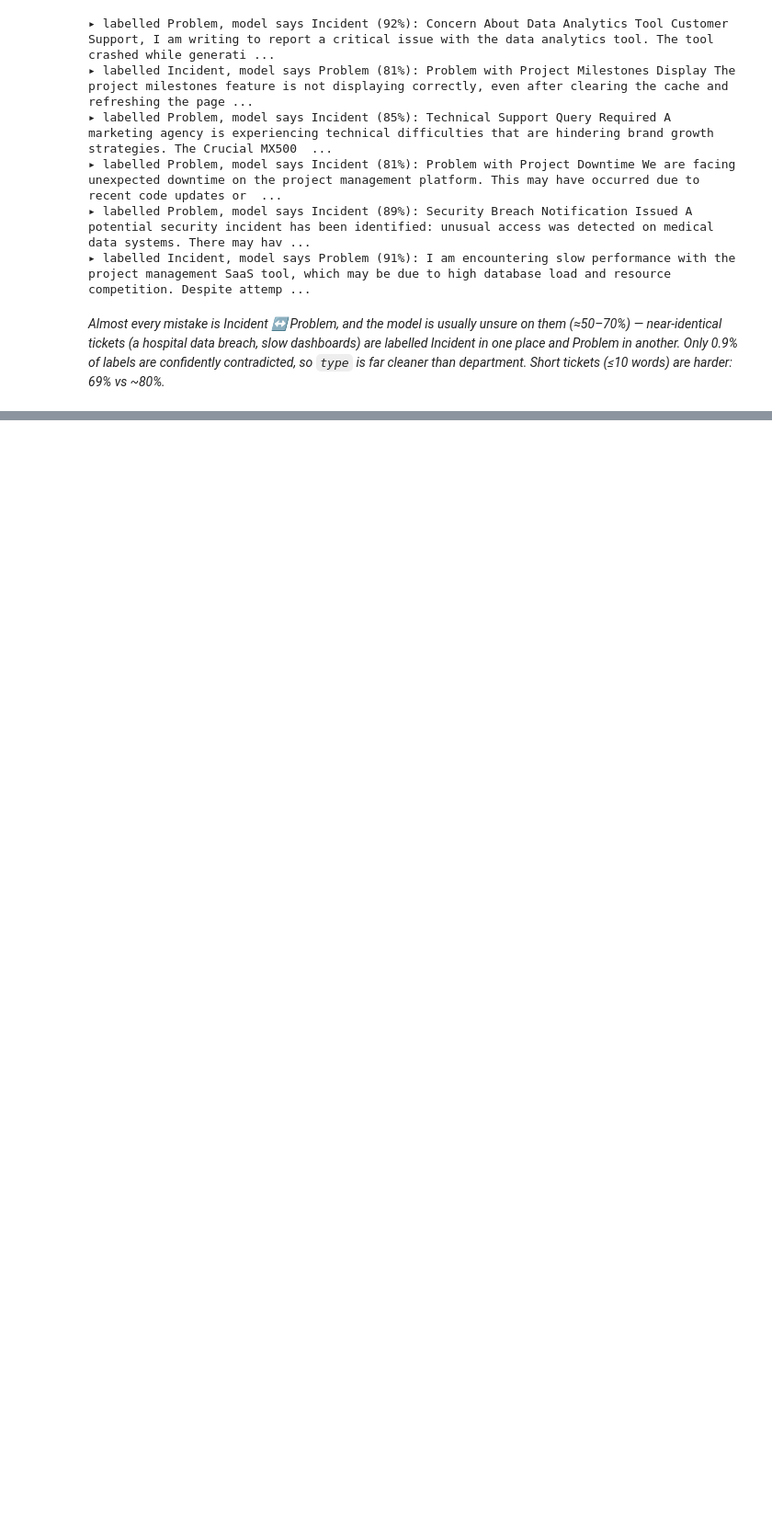
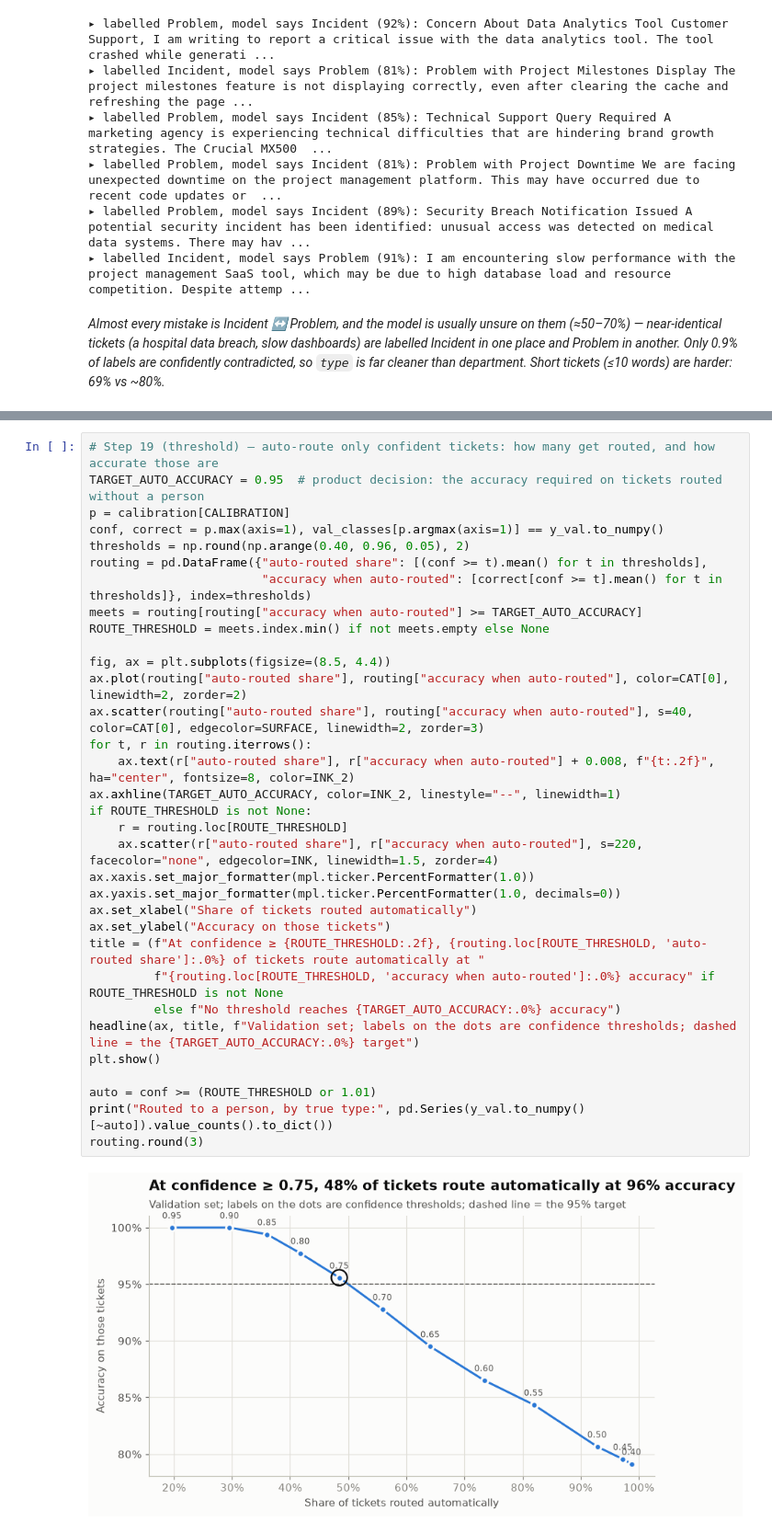
Before and after one commit to karthikiyer365/Live, a Jupyter notebook: topic-classification/department_classifier_pipeline.ipynb, the cells around one changed output, grey strips where cells are left out. Shown at 92% size. Drawn from its saved outputs; the diff is of its cells as text; blank space fills up the shorter version.

```diff
--- a/topic-classification/department_classifier_pipeline.ipynb
+++ b/topic-classification/department_classifier_pipeline.ipynb
@@ -1297,0 +1362,35 @@ for i in rng.choice(suspects.index, size=min(6, len(suspects)), replace=False):
+# %%
+# Step 19 (threshold) — auto-route only confident tickets: how many get routed, and how accurate those are
+TARGET_AUTO_ACCURACY = 0.95  # product decision: the accuracy required on tickets routed without a person
+p = calibration[CALIBRATION]
+conf, correct = p.max(axis=1), val_classes[p.argmax(axis=1)] == y_val.to_numpy()
+thresholds = np.round(np.arange(0.40, 0.96, 0.05), 2)
+routing = pd.DataFrame({"auto-routed share": [(conf >= t).mean() for t in thresholds],
+                        "accuracy when auto-routed": [correct[conf >= t].mean() for t in thresholds]}, index=thresholds)
+meets = routing[routing["accuracy when auto-routed"] >= TARGET_AUTO_ACCURACY]
+ROUTE_THRESHOLD = meets.index.min() if not meets.empty else None
+
+fig, ax = plt.subplots(figsize=(8.5, 4.4))
+ax.plot(routing["auto-routed share"], routing["accuracy when auto-routed"], color=CAT[0], linewidth=2, zorder=2)
+ax.scatter(routing["auto-routed share"], routing["accuracy when auto-routed"], s=40, color=CAT[0], edgecolor=SURFACE, linewidth=2, zorder=3)
+for t, r in routing.iterrows():
+    ax.text(r["auto-routed share"], r["accuracy when auto-routed"] + 0.008, f"{t:.2f}", ha="center", fontsize=8, color=INK_2)
+ax.axhline(TARGET_AUTO_ACCURACY, color=INK_2, linestyle="--", linewidth=1)
+if ROUTE_THRESHOLD is not None:
+    r = routing.loc[ROUTE_THRESHOLD]
+    ax.scatter(r["auto-routed share"], r["accuracy when auto-routed"], s=220, facecolor="none", edgecolor=INK, linewidth=1.5, zorder=4)
+ax.xaxis.set_major_formatter(mpl.ticker.PercentFormatter(1.0))
+ax.yaxis.set_major_formatter(mpl.ticker.PercentFormatter(1.0, decimals=0))
+ax.set_xlabel("Share of tickets routed automatically")
+ax.set_ylabel("Accuracy on those tickets")
+title = (f"At confidence ≥ {ROUTE_THRESHOLD:.2f}, {routing.loc[ROUTE_THRESHOLD, 'auto-routed share']:.0%} of tickets route automatically at "
+         f"{routing.loc[ROUTE_THRESHOLD, 'accuracy when auto-routed']:.0%} accuracy" if ROUTE_THRESHOLD is not None
+         else f"No threshold reaches {TARGET_AUTO_ACCURACY:.0%} accuracy")
+headline(ax, title, f"Validation set; labels on the dots are confidence thresholds; dashed line = the {TARGET_AUTO_ACCURACY:.0%} target")
+plt.show()
+
+auto = conf >= (ROUTE_THRESHOLD or 1.01)
+print("Routed to a person, by true type:", pd.Series(y_val.to_numpy()[~auto]).value_counts().to_dict())
+routing.round(3)
+# %% [output]
+[figure, added]
```
Also changed, not shown: parts of 6 cells of this notebook.
